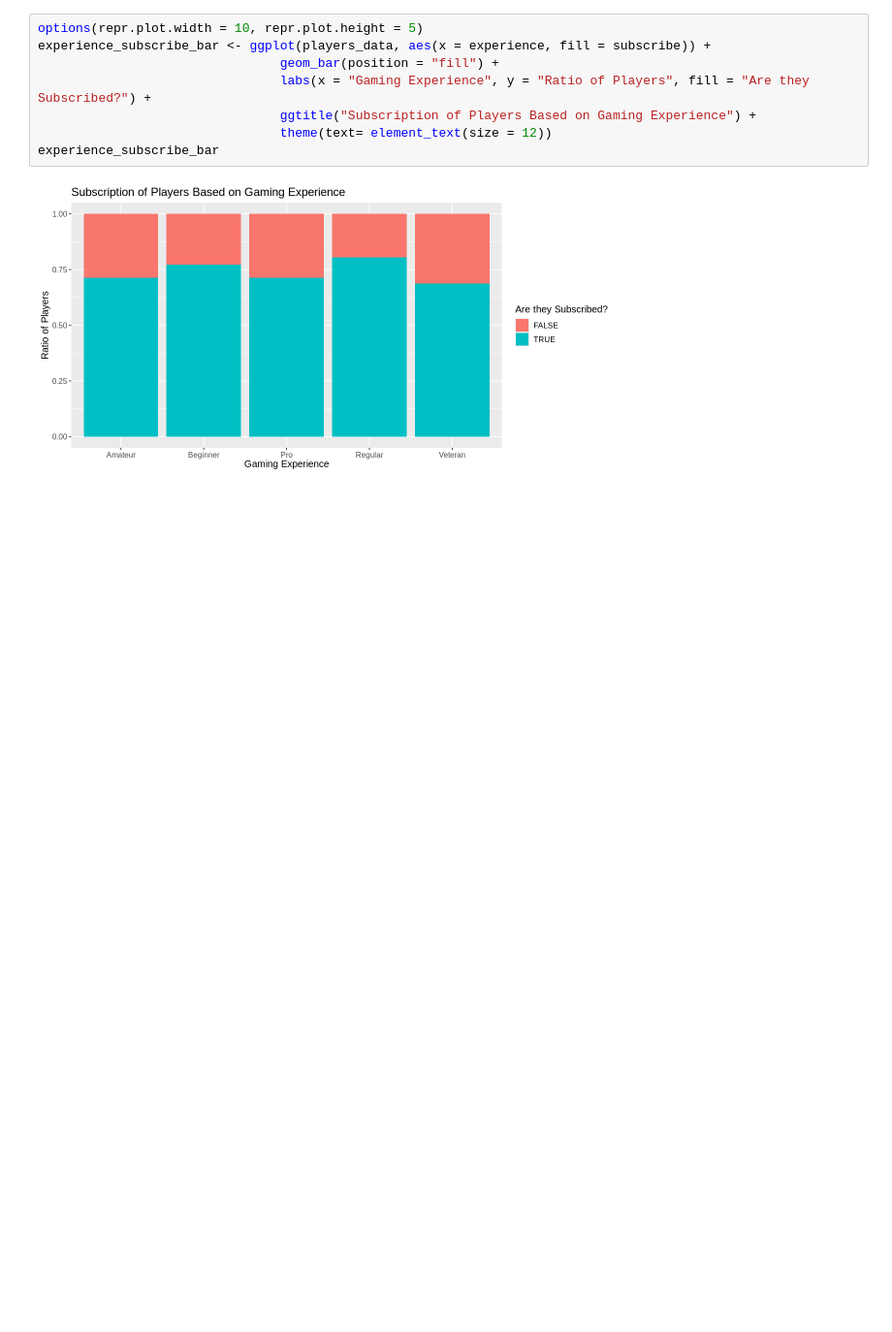
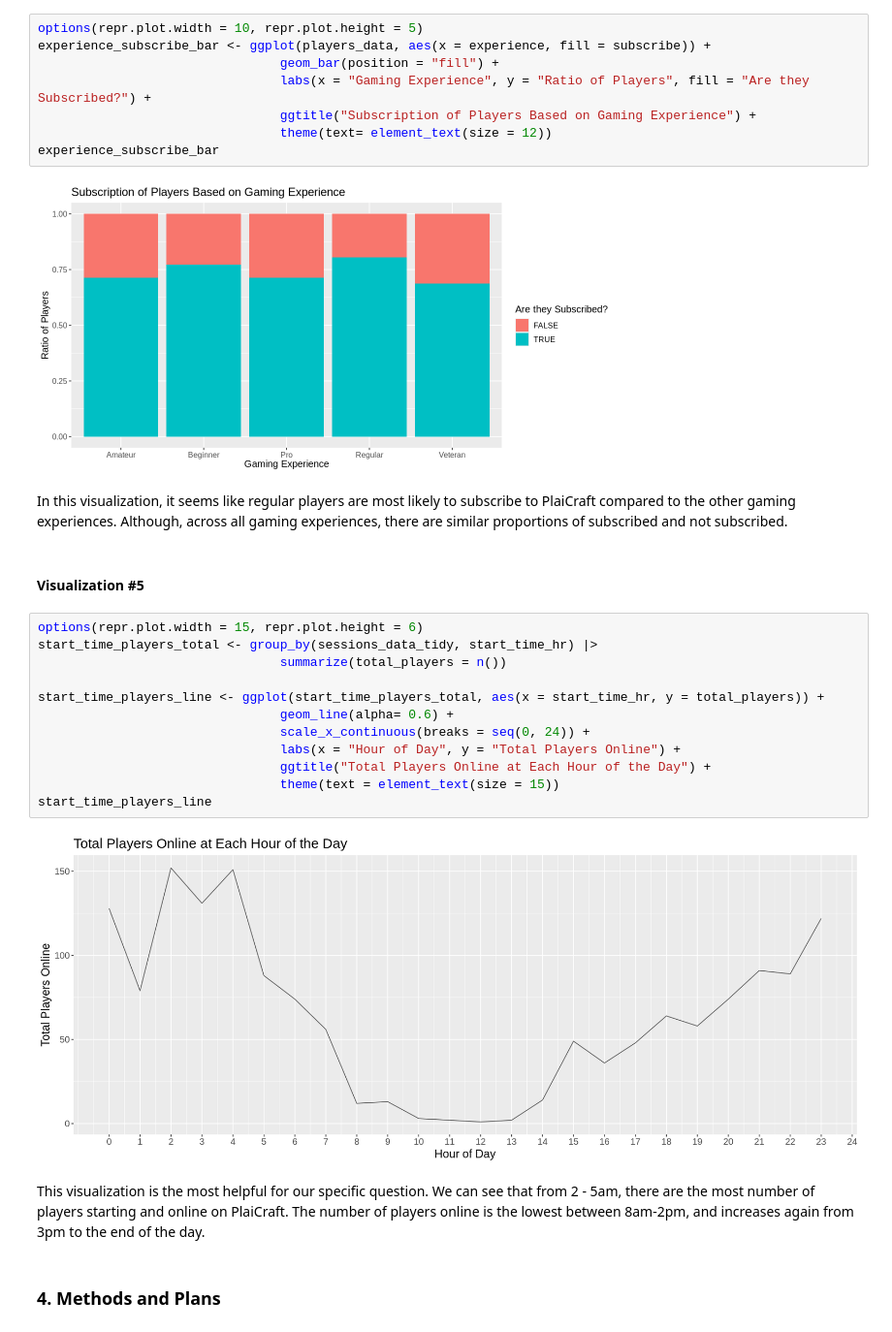
Before and after one commit to tchan0717/dsci-100-2025w1-group-36, a Jupyter notebook: plaicraft_project.ipynb, the cells around one changed output. Shown at 97% size. Cells and saved outputs as stored; diff of their text form; blank space fills up the shorter version.

```diff
--- a/plaicraft_project.ipynb
+++ b/plaicraft_project.ipynb
@@ -231,3 +248,25 @@ experience_subscribe_bar <- ggplot(players_data, aes(x = experience, fill = subs
 experience_subscribe_bar
 # %% [output]
 [figure]
+# %% [markdown]
+In this visualization, it seems like regular players are most likely to subscribe to PlaiCraft compared to the other gaming experiences. Although, across all gaming experiences, there are similar proportions of subscribed and not subscribed.
+# %% [markdown]
+#### Visualization #5
+# %%
+options(repr.plot.width = 15, repr.plot.height = 6)
+start_time_players_total <- group_by(sessions_data_tidy, start_time_hr) |>
+                                summarize(total_players = n())
+
+start_time_players_line <- ggplot(start_time_players_total, aes(x = start_time_hr, y = total_players)) +
+                                geom_line(alpha= 0.6) +
+                                scale_x_continuous(breaks = seq(0, 24)) +
+                                labs(x = "Hour of Day", y = "Total Players Online") +
+                                ggtitle("Total Players Online at Each Hour of the Day") +
+                                theme(text = element_text(size = 15))
+start_time_players_line
+# %% [output]
+[figure, added]
+# %% [markdown]
+This visualization is the most helpful for our specific question. We can see that from 2 - 5am, there are the most number of players starting and online on PlaiCraft. The number of players online is the lowest between 8am-2pm, and increases again from 3pm to the end of the day.
+# %% [markdown]
+### 4. Methods and Plans
```
Also changed, not shown: parts of 15 cells of this notebook.
